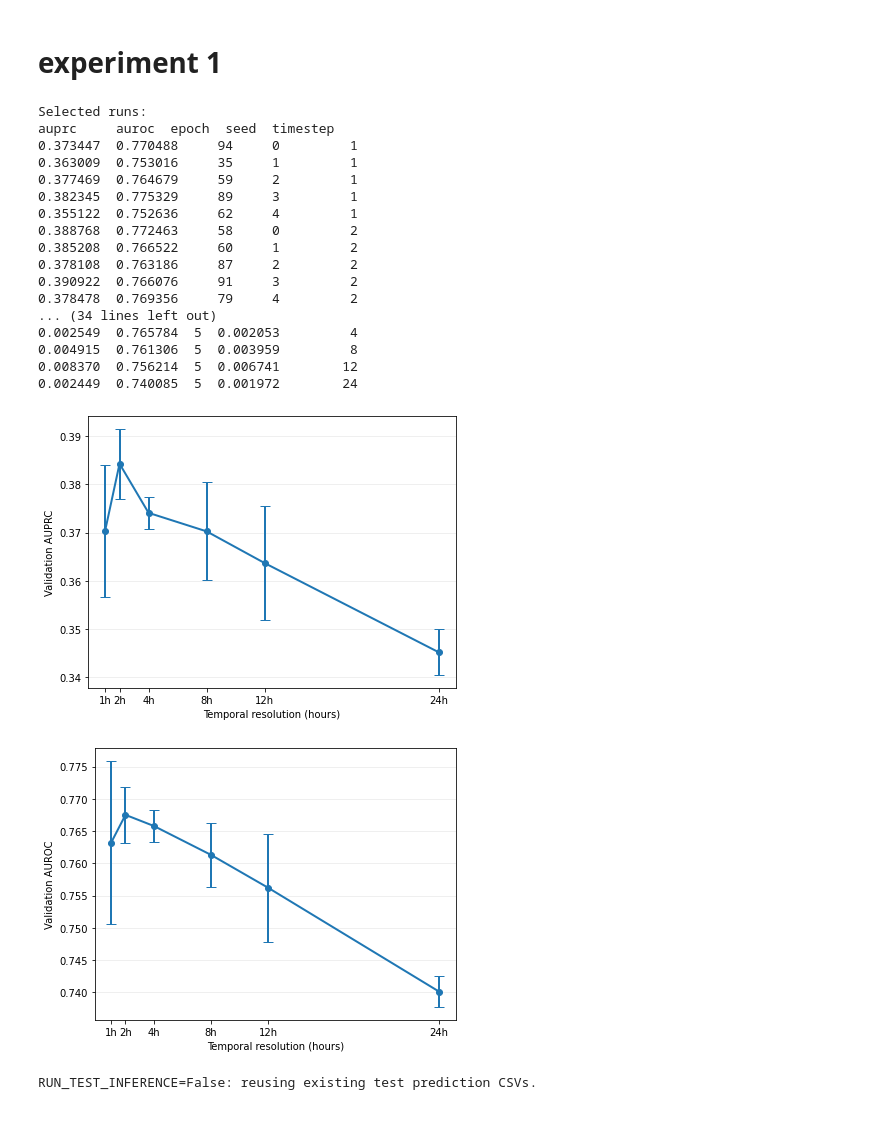
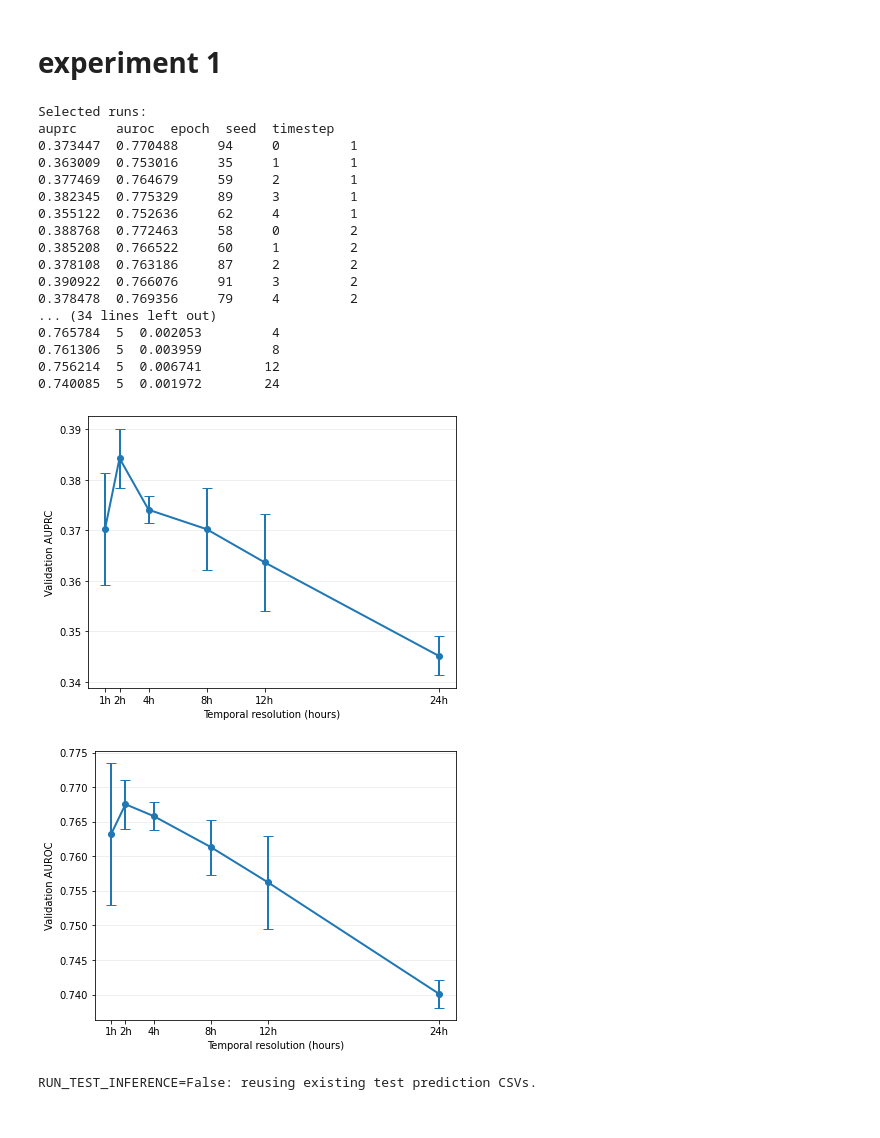
Before and after one commit to Ilovecodingforever/mimic-iv-benchmarks, a Jupyter notebook: visualize.ipynb, the cells around one changed output. Saved outputs shown, nothing was run; the diff lists cells and outputs as text; code cells hidden in the pictures.

Commit message:
fix visualize.ipynb

```diff
--- a/visualize.ipynb
+++ b/visualize.ipynb
@@ -64,19 +64,13 @@ def summarize(df, metric):
         n = len(values)
 
         mean = values.mean()
-        sd = values.std(ddof=1)
-        sem = sd / np.sqrt(n)
-
-        # Two-sided 95% Student-t confidence interval.
-        critical = t.ppf(0.975, df=n - 1)
-        ci = critical * sem
+        sd = values.std(ddof=1) if n > 1 else 0.0
 
         rows.append(
             {
                 "timestep": timestep,
                 "mean": mean,
                 "sd": sd,
-                "ci95": ci,
                 "n": n,
             }
         )
@@ -87,14 +81,14 @@ def summarize(df, metric):
 def plot_metric(summary, metric_name, output_file):
     x = np.asarray(summary["timestep"].values)
     y = np.asarray(summary["mean"].values)
-    ci = np.asarray(summary["ci95"].values)
+    sd = np.asarray(summary["sd"].values)
 
     plt.figure(figsize=(6, 4.5))
 
     plt.errorbar(
         x,
         y,
-        yerr=ci,
+        yerr=sd,
         marker="o",
         capsize=5,
         linewidth=2,
@@ -124,39 +118,39 @@ print("\nAUPRC:")
 print(auprc_summary.to_string(index=False))
 
 print("\nAUROC:")
 print(auroc_summary.to_string(index=False))
 
 plot_metric(
     auprc_summary,
     metric_name="Validation AUPRC",
     output_file="experiment1_auprc_ci.png",
 )
 
 plot_metric(
     auroc_summary,
     metric_name="Validation AUROC",
     output_file="experiment1_auroc_ci.png",
 )
 # %% [output]
 Selected runs:
 auprc     auroc  epoch  seed  timestep
 0.373447  0.770488     94     0         1
 0.363009  0.753016     35     1         1
 0.377469  0.764679     59     2         1
 0.382345  0.775329     89     3         1
 0.355122  0.752636     62     4         1
 0.388768  0.772463     58     0         2
 0.385208  0.766522     60     1         2
 0.378108  0.763186     87     2         2
 0.390922  0.766076     91     3         2
 0.378478  0.769356     79     4         2
 ... (34 lines left out)
-0.002549  0.765784  5  0.002053         4
-0.004915  0.761306  5  0.003959         8
-0.008370  0.756214  5  0.006741        12
-0.002449  0.740085  5  0.001972        24
+0.765784  5  0.002053         4
+0.761306  5  0.003959         8
+0.756214  5  0.006741        12
+0.740085  5  0.001972        24
-[figure, old version]
+[figure, new version]
-[figure, old version]
+[figure, new version]
 # %%
 from pathlib import Path
 import re
```
Also changed, not shown: parts of 18 cells of this notebook, 1 other file.
